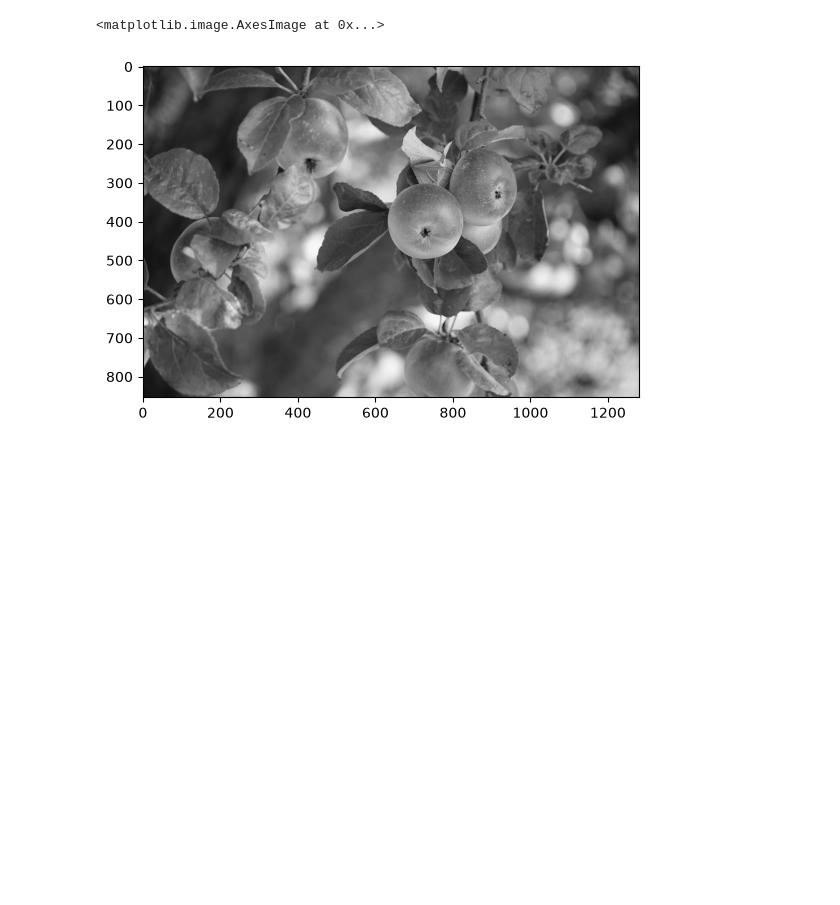
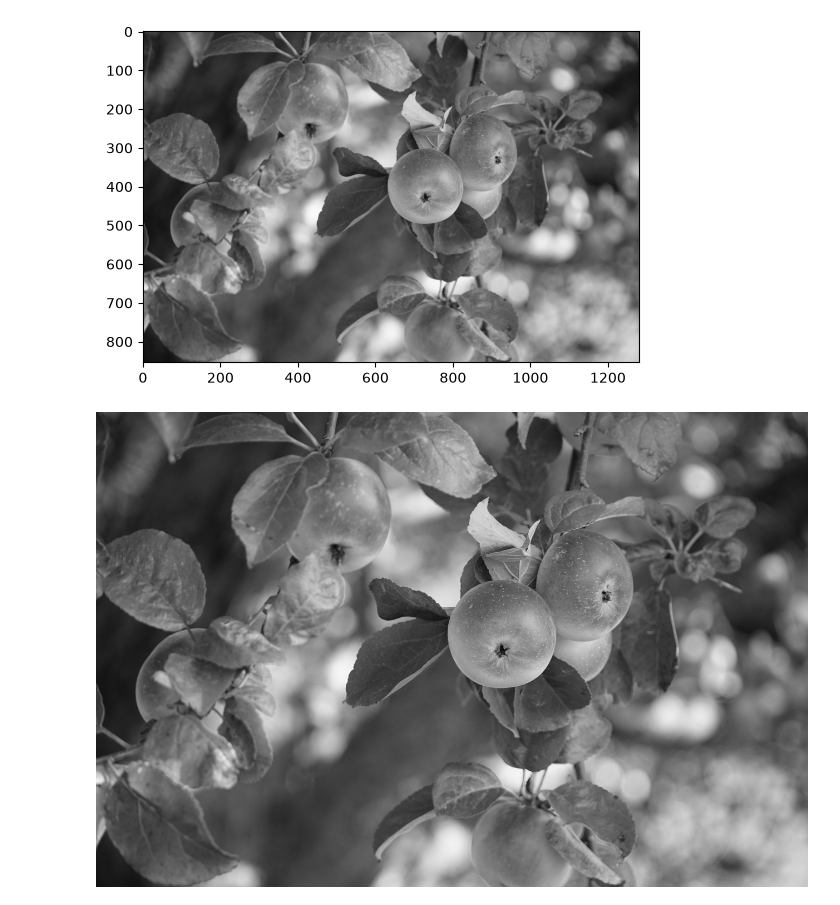
Before and after one commit to acsiuc/software-for-image-sound-processing, a Jupyter notebook: laboratory-2/exercise-5.ipynb, the cells around one changed output. Cells and saved outputs as stored; diff of their text form; code cells hidden in the pictures; blank space fills up the shorter version.

Commit message:
fix(lab2-ex5): save the converted image

```diff
--- a/laboratory-2/exercise-5.ipynb
+++ b/laboratory-2/exercise-5.ipynb
@@ -1,18 +1,22 @@
 # %%
 #EXERCISE 5
 from pathlib import Path
 from PIL import Image
 import matplotlib.pyplot as plt
 
 img_path = Path.home() / 'apple.jpg'
 
 def image_conversion(path, saving_name = 'greyscale.png'):
     image = Image.open(path).convert('L')
 
+    plt.imshow(image, cmap = 'gray')
+    plt.show()
 
-    return plt.imshow(image.convert('L'), cmap = 'gray')
+    image.save(path.parent / saving_name)
+
+    return image
+
+image_conversion(img_path)
+# %% [output]
+[figure, added]
+[figure, added]
-# %%
-image_conversion(img_path)
-# %% [output]
-<matplotlib.image.AxesImage at 0x...>
-[figure, removed]
```
